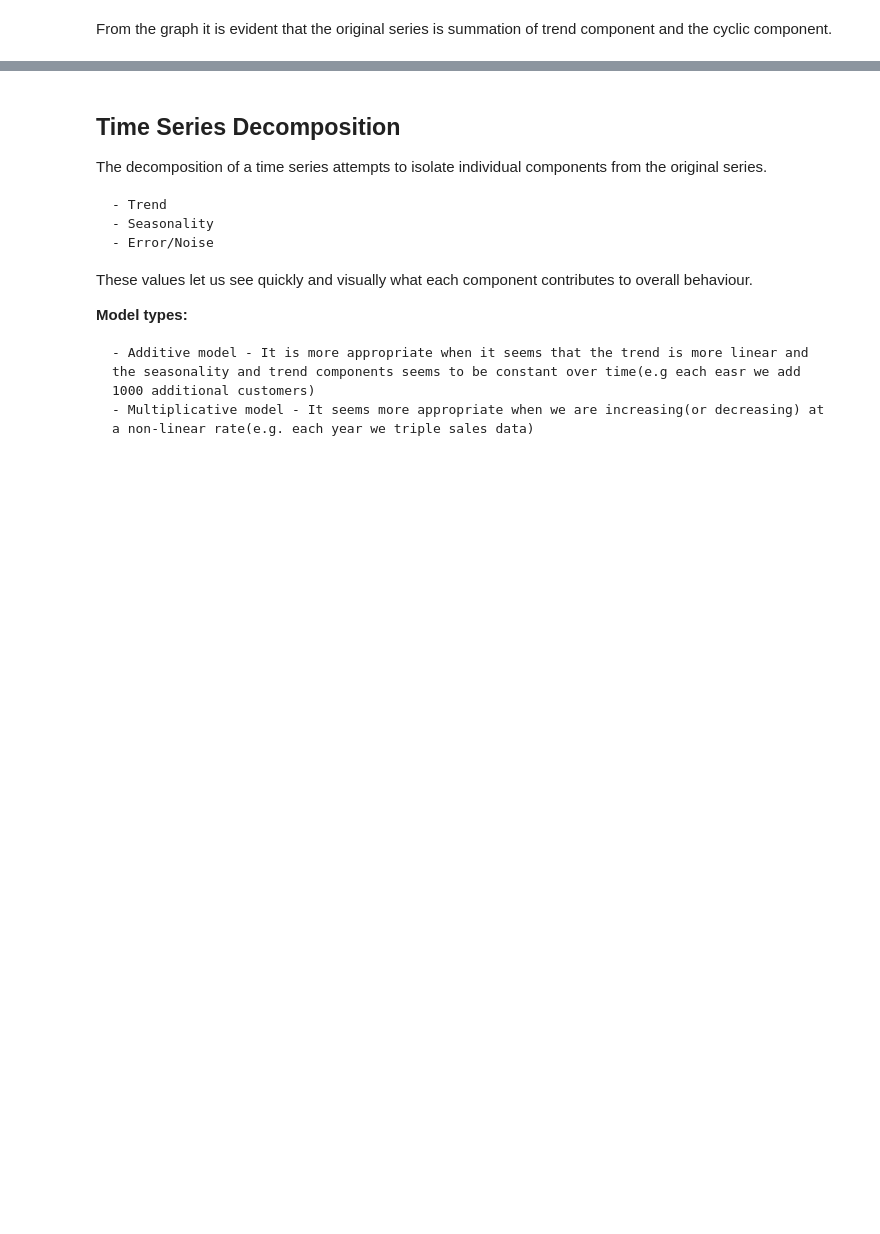
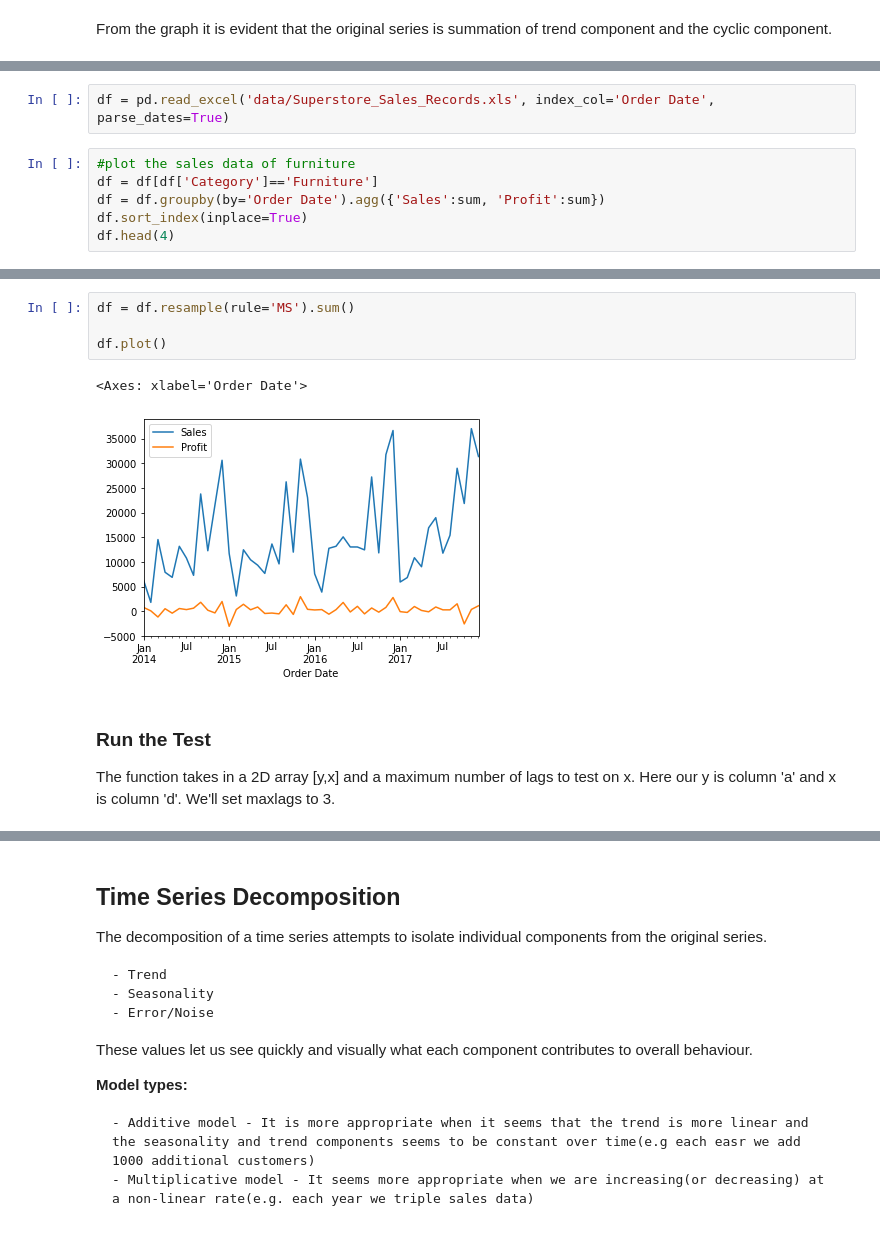
Before and after one commit to ajitsingh98/Time-Series-Analysis-and-Forecasting-with-Python, a Jupyter notebook: Time_Series_Data_Analysis.ipynb, the cells around one changed output, grey strips where cells are left out. Drawn from its saved outputs; the diff is of its cells as text; blank space fills up the shorter version.

```diff
--- a/Time_Series_Analysis_Sales_Data.ipynb
+++ b/Time_Series_Data_Analysis.ipynb
@@ -156,0 +287,8 @@ From the graph it is evident that the original series is summation of trend comp
+# %%
+df = pd.read_excel('data/Superstore_Sales_Records.xls', index_col='Order Date', parse_dates=True)
+# %%
+#plot the sales data of furniture
+df = df[df['Category']=='Furniture']
+df = df.groupby(by='Order Date').agg({'Sales':sum, 'Profit':sum})
+df.sort_index(inplace=True)
+df.head(4)
@@ -156,0 +302,11 @@ From the graph it is evident that the original series is summation of trend comp
+# %%
+df = df.resample(rule='MS').sum()
+
+df.plot()
+# %% [output]
+<Axes: xlabel='Order Date'>
+[figure, added]
+# %% [markdown]
+### Run the Test
+
+The function takes in a 2D array [y,x] and a maximum number of lags to test on x. Here our y is column 'a' and x is column 'd'. We'll set maxlags to 3.
```
Also changed, not shown: parts of 22 cells of this notebook, 3 other files.
